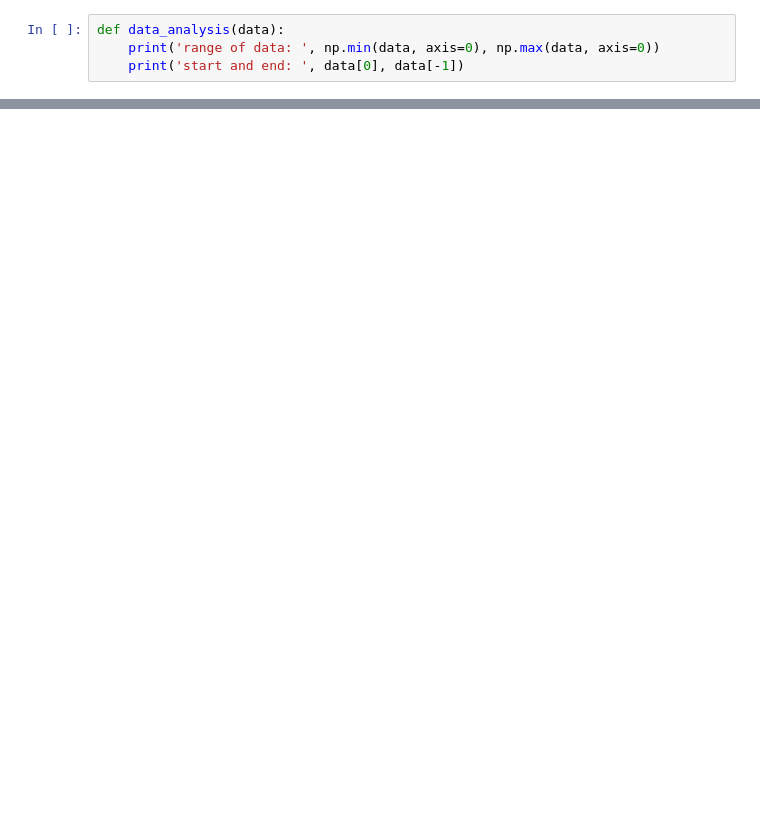
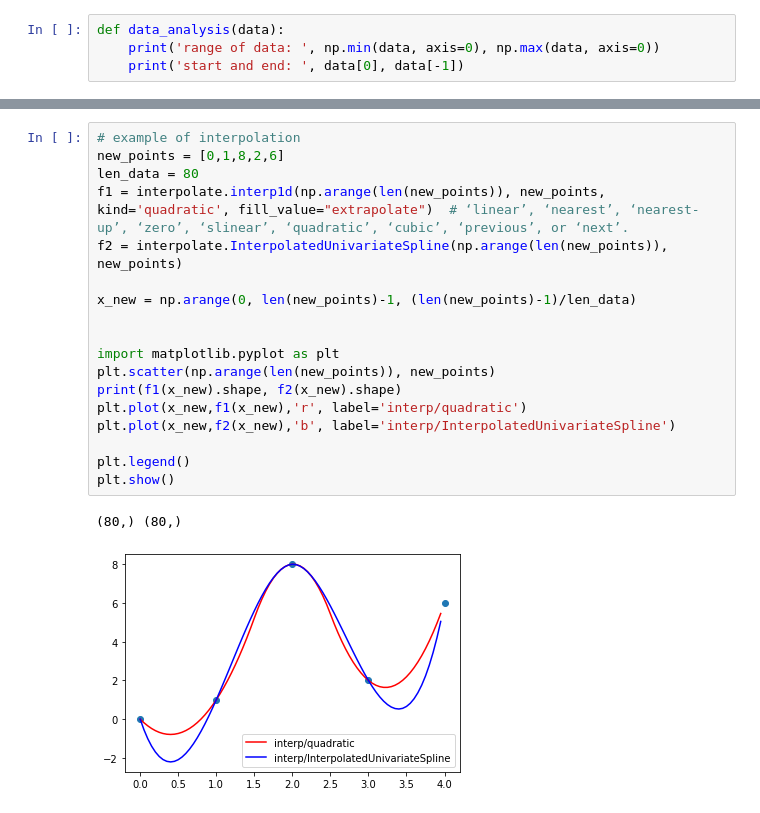
Before and after one commit to Robot-Learning-Library/TCDM, a Jupyter notebook: trajectories/traj_generation.ipynb, the cells around one changed output, grey strips where cells are left out. Cells and saved outputs as stored; diff of their text form; blank space fills up the shorter version.

```diff
--- a/trajectories/traj_generation.ipynb
+++ b/trajectories/traj_generation.ipynb
@@ -64,0 +78,21 @@ plt.show()
+# %%
+# example of interpolation
+new_points = [0,1,8,2,6]
+len_data = 80
+f1 = interpolate.interp1d(np.arange(len(new_points)), new_points, kind='quadratic', fill_value="extrapolate")  # ‘linear’, ‘nearest’, ‘nearest-up’, ‘zero’, ‘slinear’, ‘quadratic’, ‘cubic’, ‘previous’, or ‘next’.
+f2 = interpolate.InterpolatedUnivariateSpline(np.arange(len(new_points)), new_points)
+
+x_new = np.arange(0, len(new_points)-1, (len(new_points)-1)/len_data)
+
+
+import matplotlib.pyplot as plt
+plt.scatter(np.arange(len(new_points)), new_points)
+print(f1(x_new).shape, f2(x_new).shape)
+plt.plot(x_new,f1(x_new),'r', label='interp/quadratic')
+plt.plot(x_new,f2(x_new),'b', label='interp/InterpolatedUnivariateSpline')
+
+plt.legend()
+plt.show()
+# %% [output]
+(80,) (80,)
+[figure, added]
```
Also changed, not shown: parts of 10 cells of this notebook, 55 other files.
